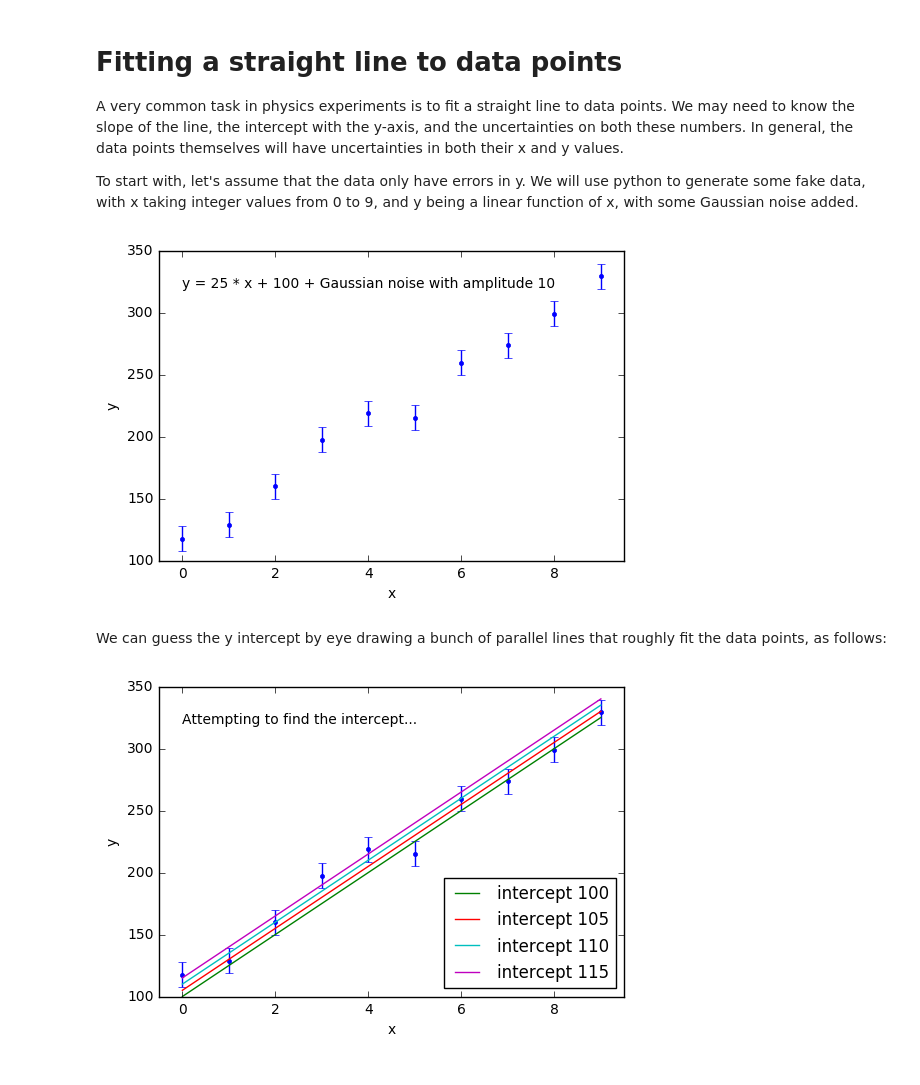
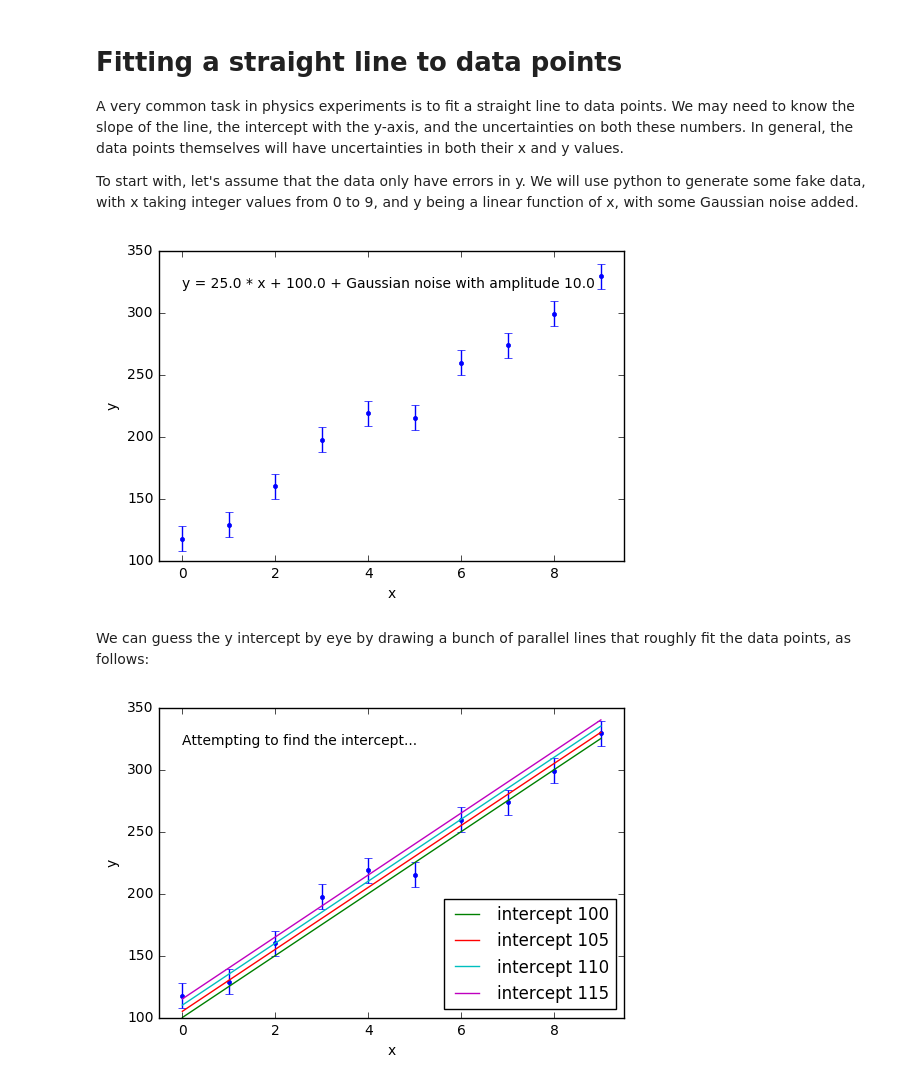
Before and after one commit to phys3112/intro, a Jupyter notebook: mcba12-fitting-a-straight-line.ipynb, the cells around one changed output. Drawn from its saved outputs; the diff is of its cells as text; code cells hidden in the pictures.

```diff
--- a/mcba12-fitting-a-straight-line.ipynb
+++ b/mcba12-fitting-a-straight-line.ipynb
@@ -7,38 +7,41 @@ To start with, let's assume that the data only have errors in y. We will use pyt
 # %%
 # Import the library functions that we will need.
 
 import numpy as np
 import matplotlib.pyplot as plt
 %matplotlib inline
+
+slope = 25
+intercept = 100
+yerr = 10 # The amplitude of the Gaussian noise.
 
 # Seed the random number generator, so that we
 # get the same numbers each time we run this program.
 
 np.random.seed(0)
 
 # Here is an array of x values: the integers from 0 to 9:
 
 x = np.array(np.arange(10))
 
 # Generate some fake y data with Gaussian
 # noise (amplitude "yerr") added.
 
-yerr = 10
-y = 25 * x + 100 + \
+y = slope * x + intercept + \
     np.random.normal(loc=0.0, scale=yerr, size=x.size)
 
 # Plot the data.
 
 plt.errorbar(x, y, yerr = yerr, fmt = '.')
 plt.xlabel("x")
 plt.ylabel("y")
 plt.xlim(-0.5, 9.5)
-plt.text(0, 320, 'y = 25 * x + 100 + Gaussian noise with amplitude 10')
+plt.text(0, 320, 'y = {:.1f} * x + {:.1f} + Gaussian noise with amplitude {:.1f}'.format(slope, intercept, yerr))
 plt.show()
 # %% [output]
-[figure, old version]
+[figure, new version]
 # %% [markdown]
-We can guess the y intercept by eye drawing a bunch of parallel lines that roughly fit the data points, as follows:
+We can guess the y intercept by eye by drawing a bunch of parallel lines that roughly fit the data points, as follows:
 # %%
 # Plot the data, and some parallel lines.
 
```
